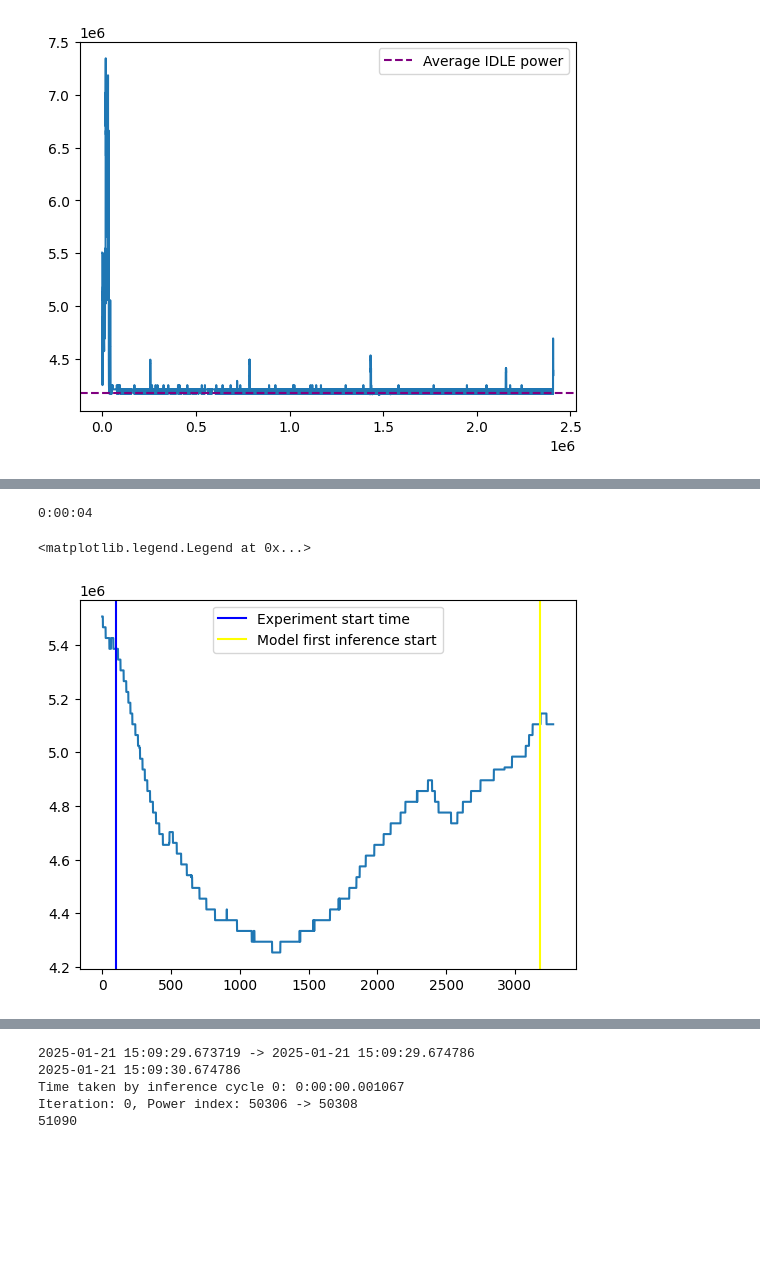
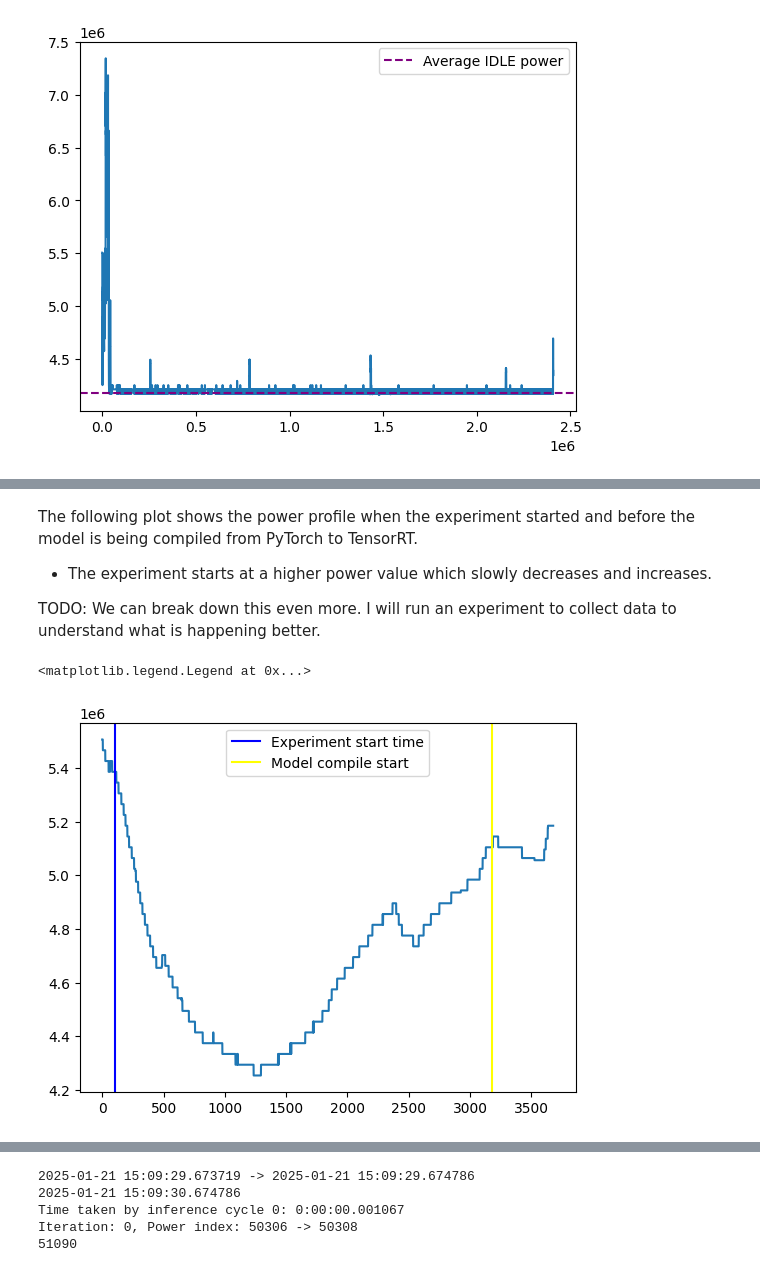
Before and after one commit to fuzzylabs/edge-vision-power-estimation, a Jupyter notebook: jetson/power_logging/power_research/model_loading/Resnet_Inference_cycle_power_analysis.ipynb, the cells around one changed output, grey strips where cells are left out. Saved outputs shown, nothing was run; the diff lists cells and outputs as text; code cells hidden in the pictures; blank space fills up the shorter version.

```diff
--- a/jetson/power_logging/power_research/model_loading/Resnet_Inference_cycle_power_analysis.ipynb
+++ b/jetson/power_logging/power_research/model_loading/Resnet_Inference_cycle_power_analysis.ipynb
@@ -101,12 +106,14 @@ plt.legend()
+# %% [markdown]
+The following plot shows the power profile when the experiment started and before the model is being compiled from PyTorch to TensorRT.
+
+- The experiment starts at a higher power value which slowly decreases and increases.
+
+TODO: We can break down this even more. I will run an experiment to collect data to understand what is happening better.
 # %%
-# Time taken to compile the TensorRT model from PyTorch model
-print(model_load_start_time - experiment_start_time)
-
-plt.plot(range(0, model_load_start_index+100), [power for (timestamp, power) in resnet18_power_data[:model_load_start_index+100]])
+plt.plot(range(0, model_load_start_index+500), [power for (timestamp, power) in resnet18_power_data[:model_load_start_index+500]])
 plt.axvline(exp_start_time_index, color='blue', label='Experiment start time')
-plt.axvline(model_load_start_index, color='yellow', label='Model first inference start')
+plt.axvline(model_load_start_index, color='yellow', label='Model compile start')
 plt.legend()
 # %% [output]
-0:00:04
+<matplotlib.legend.Legend at 0x...>
-<matplotlib.legend.Legend at 0x...>
-[figure, old version]
+[figure, new version]
```
Also changed, not shown: parts of 7 cells of this notebook, 2 other files.
